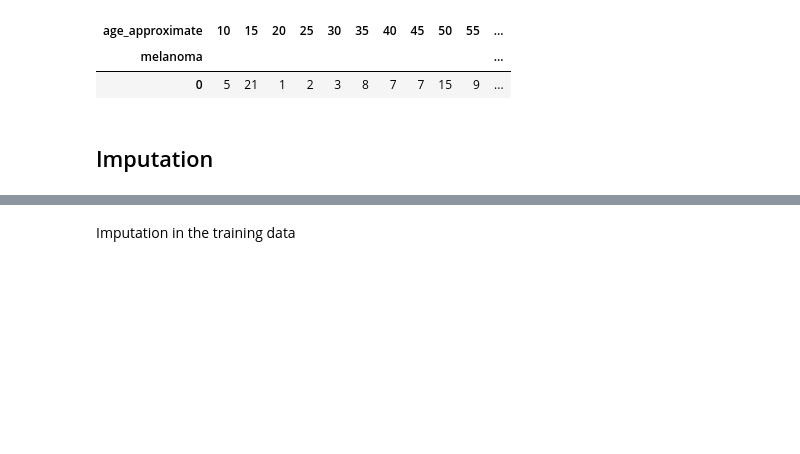
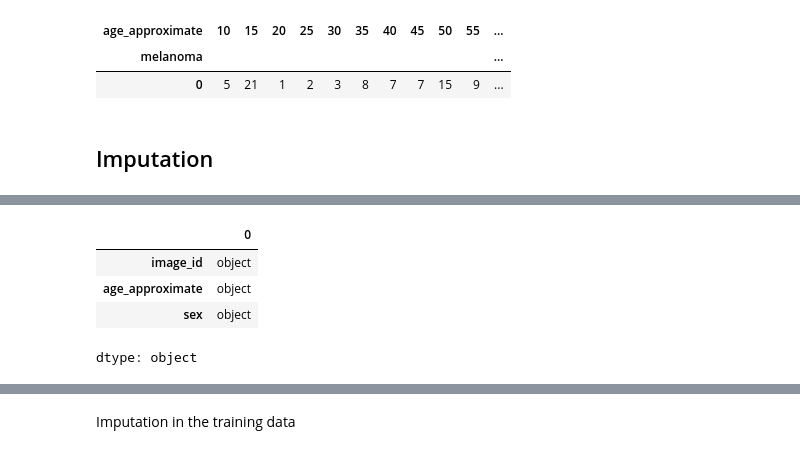
Before and after one commit to ElenaLecheva/Masters_thesis_Elena_Georgieva_Lecheva, a Jupyter notebook: Master's_thesis_2025_code_Elena_Georgieva_Lecheva.ipynb, the cells around one changed output, grey strips where cells are left out. Cells and saved outputs as stored; diff of their text form; code cells hidden in the pictures; blank space fills up the shorter version.

```diff
--- a/Master's_thesis_2025_code_Elena_Georgieva_Lecheva.ipynb
+++ b/Master's_thesis_2025_code_Elena_Georgieva_Lecheva.ipynb
@@ -430,0 +441,8 @@ pd.crosstab(benign_df_val['melanoma'], val_df['age_approximate'])
+# %%
+val_df.dtypes
+# %% [output]
+|  | 0 |
+| image_id | object |
+| age_approximate | object |
+| sex | object |
+dtype: object
```
Also changed, not shown: parts of 5 cells of this notebook.
